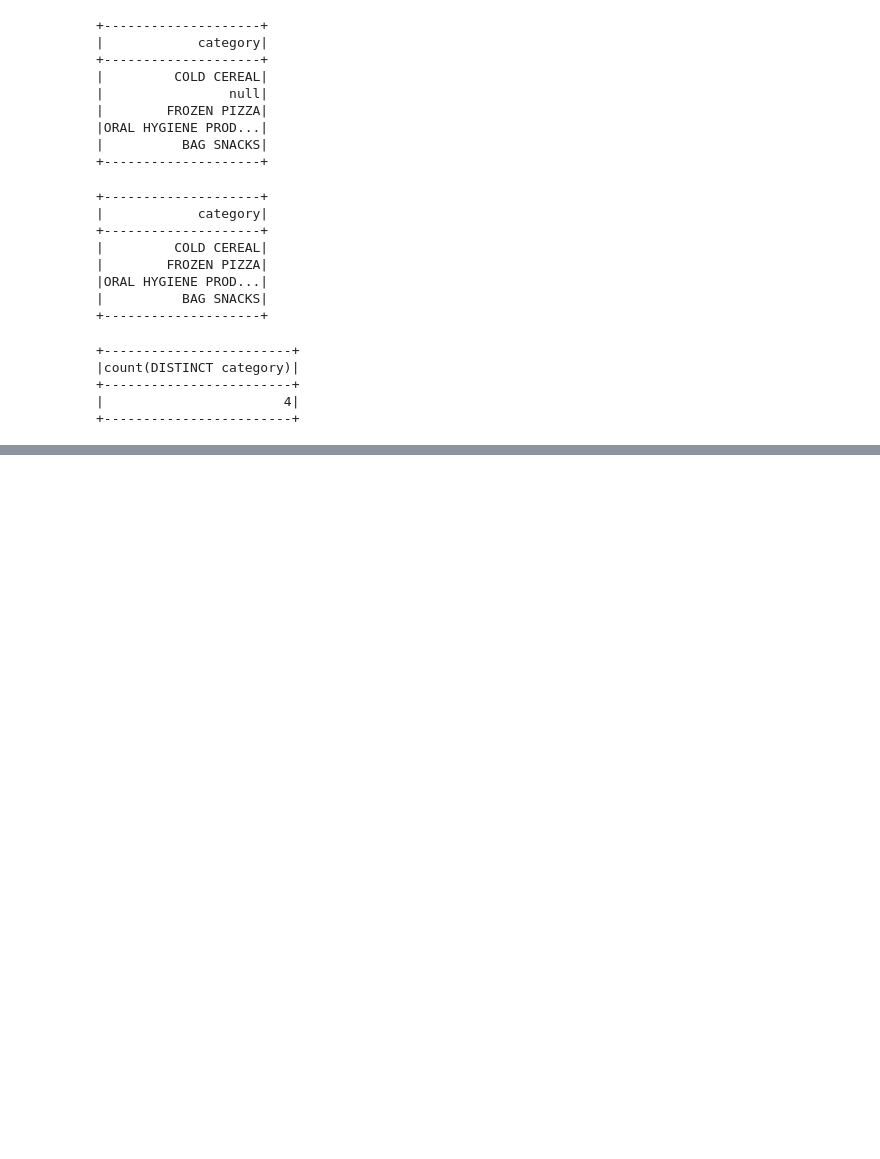
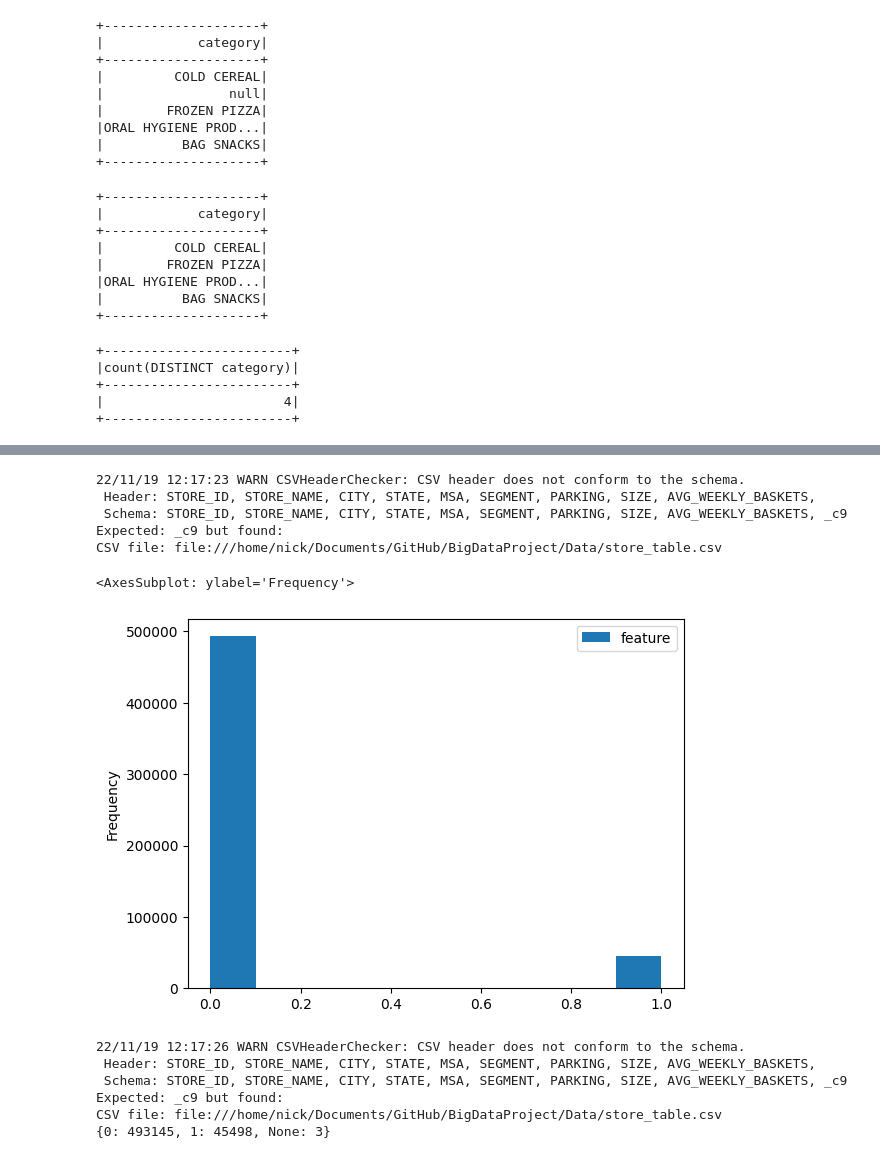
Before and after one commit to Extrieve/BigDataProject, a Jupyter notebook: scripts/analysis.ipynb, the cells around one changed output, grey strips where cells are left out. Drawn from its saved outputs; the diff is of its cells as text; code cells hidden in the pictures; blank space fills up the shorter version.

```diff
--- a/scripts/analysis.ipynb
+++ b/scripts/analysis.ipynb
@@ -342,0 +359,29 @@ only showing top 20 rows
+# %%
+# plot the 'feature' column
+products_transactions_store.select('feature').toPandas().plot(kind='hist')
+# %% [output]
+22/11/19 12:17:23 WARN CSVHeaderChecker: CSV header does not conform to the schema.
+ Header: STORE_ID, STORE_NAME, CITY, STATE, MSA, SEGMENT, PARKING, SIZE, AVG_WEEKLY_BASKETS,
+ Schema: STORE_ID, STORE_NAME, CITY, STATE, MSA, SEGMENT, PARKING, SIZE, AVG_WEEKLY_BASKETS, _c9
+Expected: _c9 but found:
+CSV file: file:///home/nick/Documents/GitHub/BigDataProject/Data/store_table.csv
+<AxesSubplot: ylabel='Frequency'>
+[figure, added]
+# %%
+# iterate through feature column column
+distinct_features = {}
+for i in products_transactions_store.select('feature').collect():
+    if i.feature in distinct_features:
+        distinct_features[i.feature] += 1
+    else:
+        distinct_features[i.feature] = 1
+
+# print distinct features
+print(distinct_features)
+# %% [output]
+22/11/19 12:17:26 WARN CSVHeaderChecker: CSV header does not conform to the schema.
+ Header: STORE_ID, STORE_NAME, CITY, STATE, MSA, SEGMENT, PARKING, SIZE, AVG_WEEKLY_BASKETS,
+ Schema: STORE_ID, STORE_NAME, CITY, STATE, MSA, SEGMENT, PARKING, SIZE, AVG_WEEKLY_BASKETS, _c9
+Expected: _c9 but found:
+CSV file: file:///home/nick/Documents/GitHub/BigDataProject/Data/store_table.csv
+{0: 493145, 1: 45498, None: 3}
```
Also changed, not shown: parts of 15 cells of this notebook.
